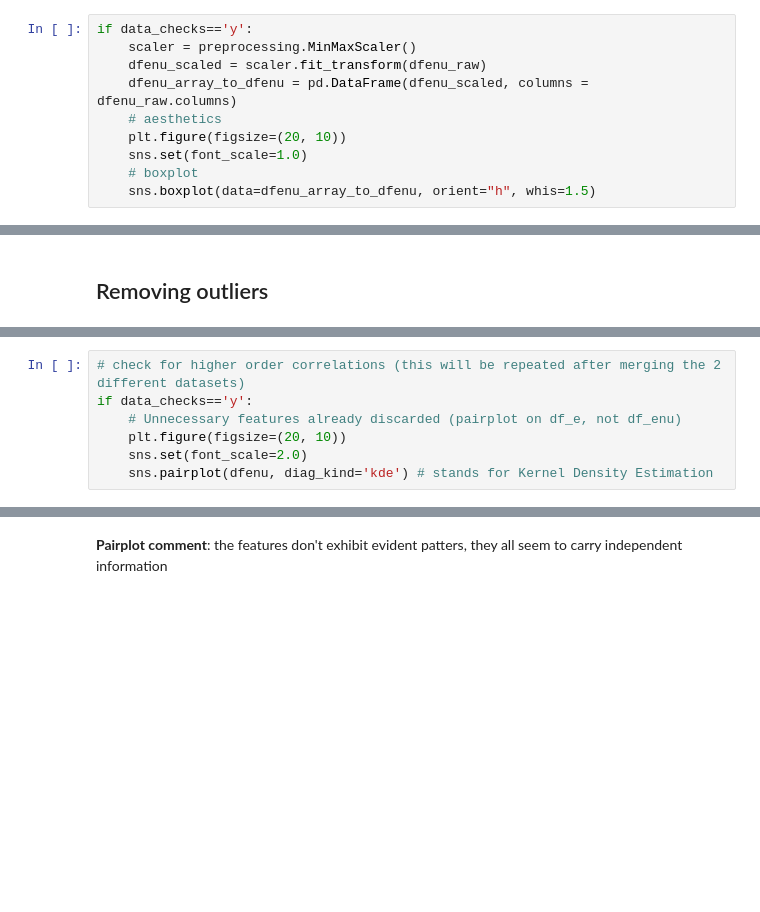
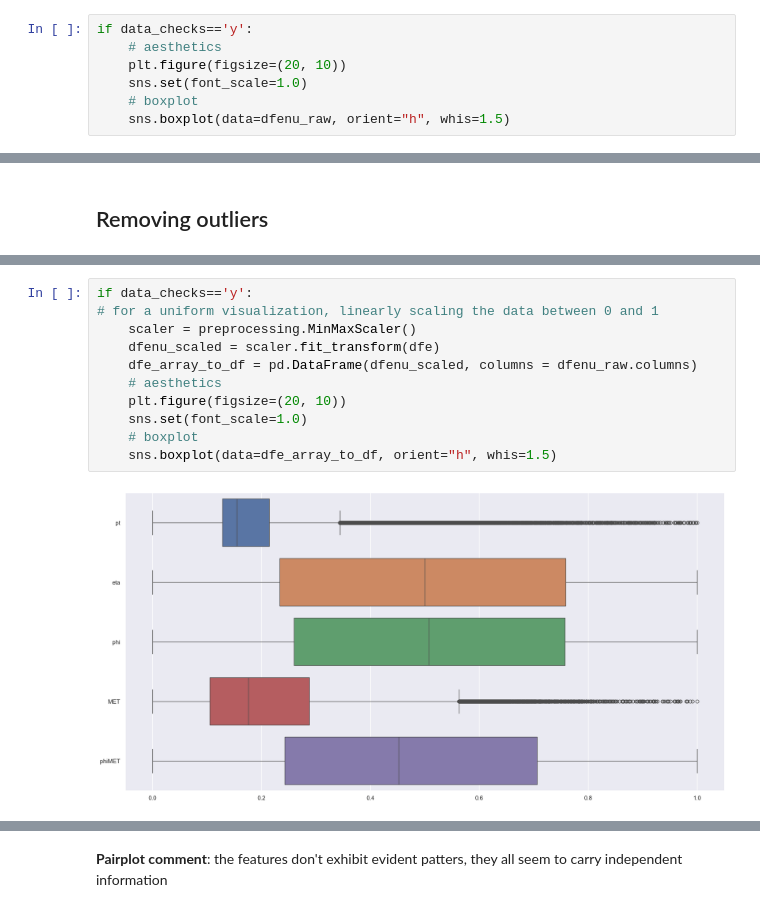
Before and after one commit to jlancione/thesis_notebooks, a Jupyter notebook: Wdecay.ipynb, the cells around one changed output, grey strips where cells are left out. Saved outputs shown, nothing was run; the diff lists cells and outputs as text; blank space fills up the shorter version.

```diff
--- a/Wdecay.ipynb
+++ b/Wdecay.ipynb
@@ -52,14 +51,11 @@ if data_checks=='y':
 We will introduce `dfenu_scaled` (numpy array) and `dfenu_array_to_dfenu` (pandas dataframe) for the visualization WITH OUTLIERS, while `dfenu_filtered` and `dfenu_scaled_filtered` are for the visualization WITHOUT OUTLIERS
 # %%
 if data_checks=='y':
-    scaler = preprocessing.MinMaxScaler()
-    dfenu_scaled = scaler.fit_transform(dfenu_raw)
-    dfenu_array_to_dfenu = pd.DataFrame(dfenu_scaled, columns = dfenu_raw.columns)
     # aesthetics
     plt.figure(figsize=(20, 10))
     sns.set(font_scale=1.0)
     # boxplot
-    sns.boxplot(data=dfenu_array_to_dfenu, orient="h", whis=1.5)
+    sns.boxplot(data=dfenu_raw, orient="h", whis=1.5)
 # %% [markdown]
 **Boxplot comment**: `pt` e `MET` are the only ones that present *outliers* between the features of interest.
 
@@ -121,7 +79,0 @@ dfe.loc[:,'class'] = class_col
-# %%
-# check for higher order correlations (this will be repeated after merging the 2 different datasets)
-if data_checks=='y':
-    # Unnecessary features already discarded (pairplot on df_e, not df_enu)
-    plt.figure(figsize=(20, 10))
-    sns.set(font_scale=2.0)
-    sns.pairplot(dfenu, diag_kind='kde') # stands for Kernel Density Estimation
@@ -127,0 +92,13 @@ if data_checks=='y':
+# %%
+if data_checks=='y':
+# for a uniform visualization, linearly scaling the data between 0 and 1
+    scaler = preprocessing.MinMaxScaler()
+    dfenu_scaled = scaler.fit_transform(dfe)
+    dfe_array_to_df = pd.DataFrame(dfenu_scaled, columns = dfenu_raw.columns)
+    # aesthetics
+    plt.figure(figsize=(20, 10))
+    sns.set(font_scale=1.0)
+    # boxplot
+    sns.boxplot(data=dfe_array_to_df, orient="h", whis=1.5)
+# %% [output]
+[figure, added]
```
Also changed, not shown: parts of 59 cells of this notebook.
